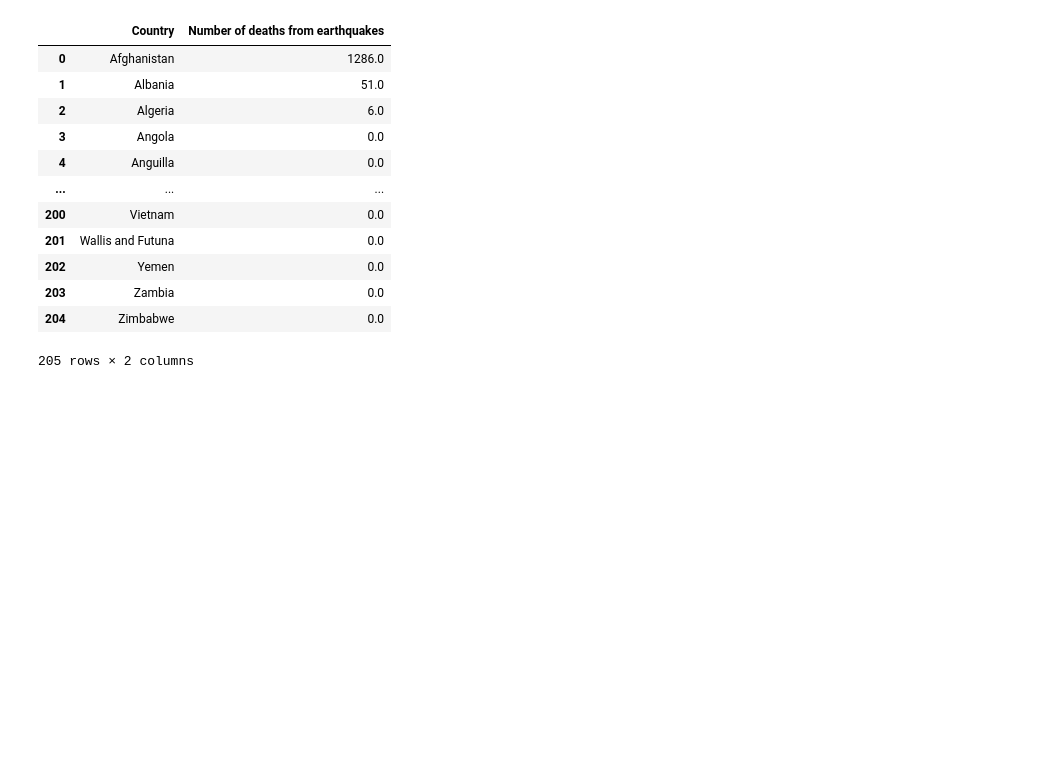
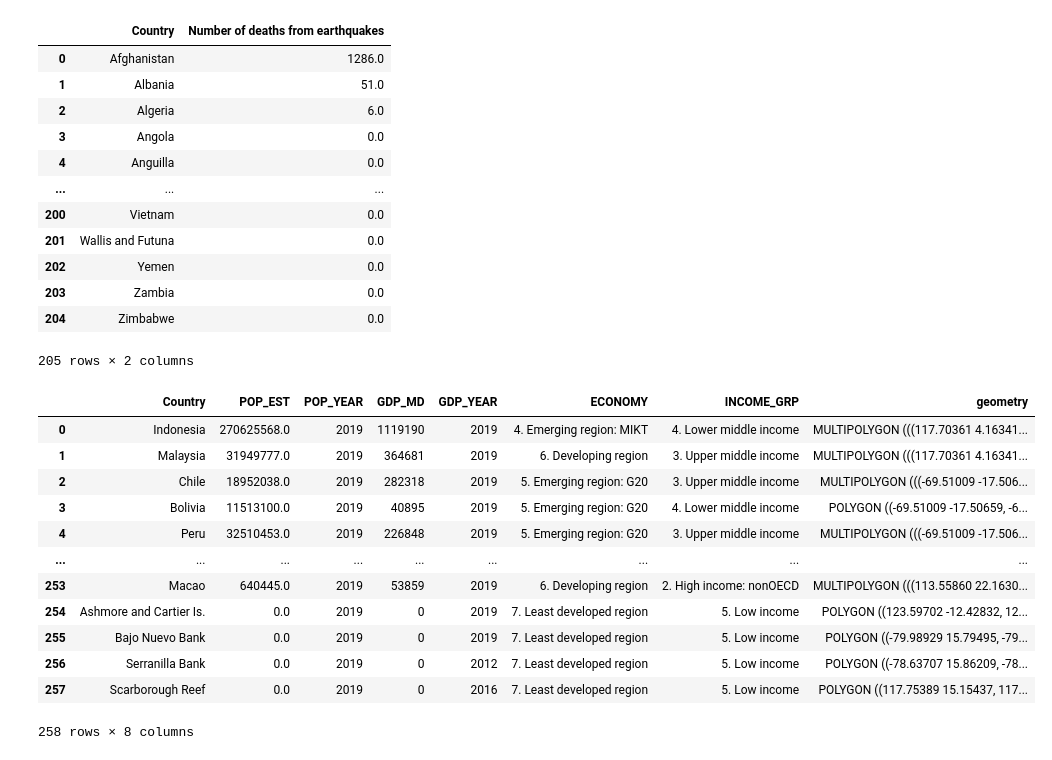
Before and after one commit to wrube/project-1-group-6, a Jupyter notebook: earthquakes_causalities_and_deaths.ipynb, the cells around one changed output. Drawn from its saved outputs; the diff is of its cells as text; code cells hidden in the pictures; blank space fills up the shorter version.

```diff
--- a/earthquakes_causalities_and_deaths.ipynb
+++ b/earthquakes_causalities_and_deaths.ipynb
@@ -137,0 +123,22 @@ fig_relation.show()
+# %%
+countries_path = Path("./input_data/world_countries/ne_10m_admin_0_countries_lakes.shp")
+countries = gpd.read_file(countries_path)
+countries_df = countries[["NAME", "POP_EST", "POP_YEAR", "GDP_MD", "GDP_YEAR", "ECONOMY", "INCOME_GRP", "geometry"]]
+
+countries_df = countries_df.rename(columns={'NAME': 'Country'})
+
+countries_df
+# %% [output]
+|  | Country | POP_EST | POP_YEAR | GDP_MD | GDP_YEAR | ECONOMY | INCOME_GRP | geometry |
+| 0 | Indonesia | 270625568.0 | 2019 | 1119190 | 2019 | 4. Emerging region: MIKT | 4. Lower middle income | MULTIPOLYGON (((117.70361 4.16341... |
+| 1 | Malaysia | 31949777.0 | 2019 | 364681 | 2019 | 6. Developing region | 3. Upper middle income | MULTIPOLYGON (((117.70361 4.16341... |
+| 2 | Chile | 18952038.0 | 2019 | 282318 | 2019 | 5. Emerging region: G20 | 3. Upper middle income | MULTIPOLYGON (((-69.51009 -17.506... |
+| 3 | Bolivia | 11513100.0 | 2019 | 40895 | 2019 | 5. Emerging region: G20 | 4. Lower middle income | POLYGON ((-69.51009 -17.50659, -6... |
+| 4 | Peru | 32510453.0 | 2019 | 226848 | 2019 | 5. Emerging region: G20 | 3. Upper middle income | MULTIPOLYGON (((-69.51009 -17.506... |
+| ... | ... | ... | ... | ... | ... | ... | ... | ... |
+| 253 | Macao | 640445.0 | 2019 | 53859 | 2019 | 6. Developing region | 2. High income: nonOECD | MULTIPOLYGON (((113.55860 22.1630... |
+| 254 | Ashmore and Cartier Is. | 0.0 | 2019 | 0 | 2019 | 7. Least developed region | 5. Low income | POLYGON ((123.59702 -12.42832, 12... |
+| 255 | Bajo Nuevo Bank | 0.0 | 2019 | 0 | 2019 | 7. Least developed region | 5. Low income | POLYGON ((-79.98929 15.79495, -79... |
+| 256 | Serranilla Bank | 0.0 | 2019 | 0 | 2012 | 7. Least developed region | 5. Low income | POLYGON ((-78.63707 15.86209, -78... |
+| 257 | Scarborough Reef | 0.0 | 2019 | 0 | 2016 | 7. Least developed region | 5. Low income | POLYGON ((117.75389 15.15437, 117... |
+258 rows × 8 columns
```
Also changed, not shown: parts of 4 cells of this notebook.
